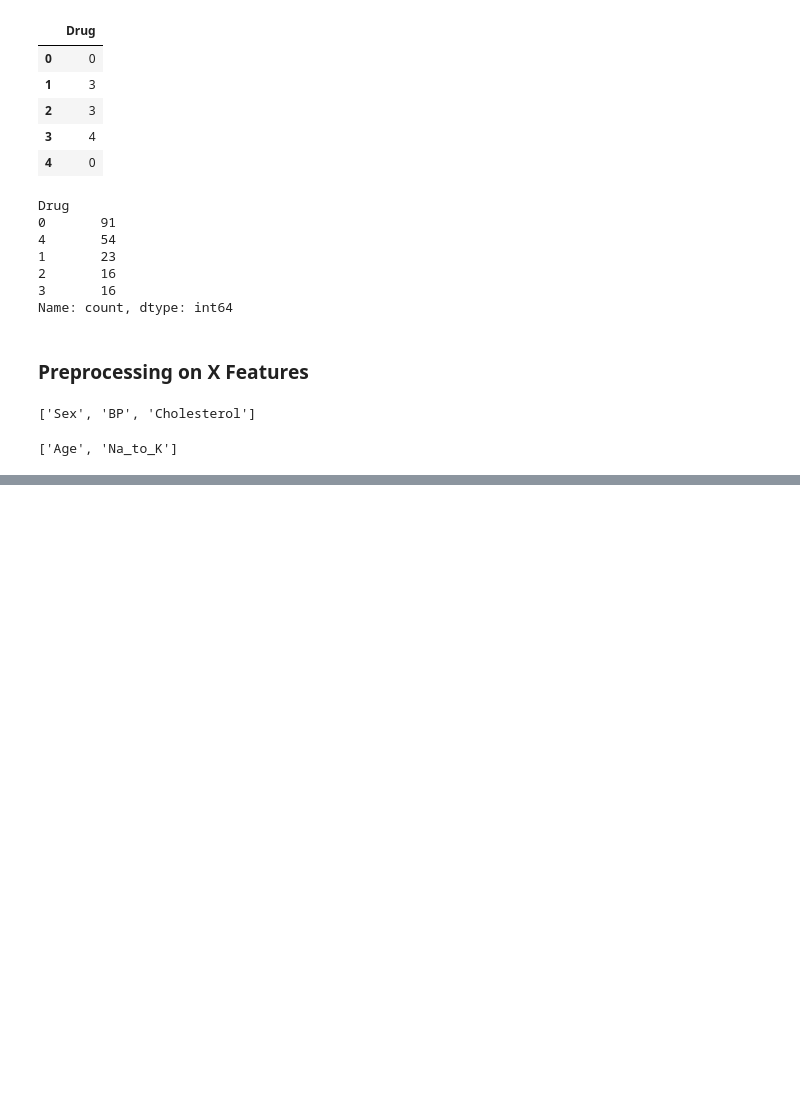
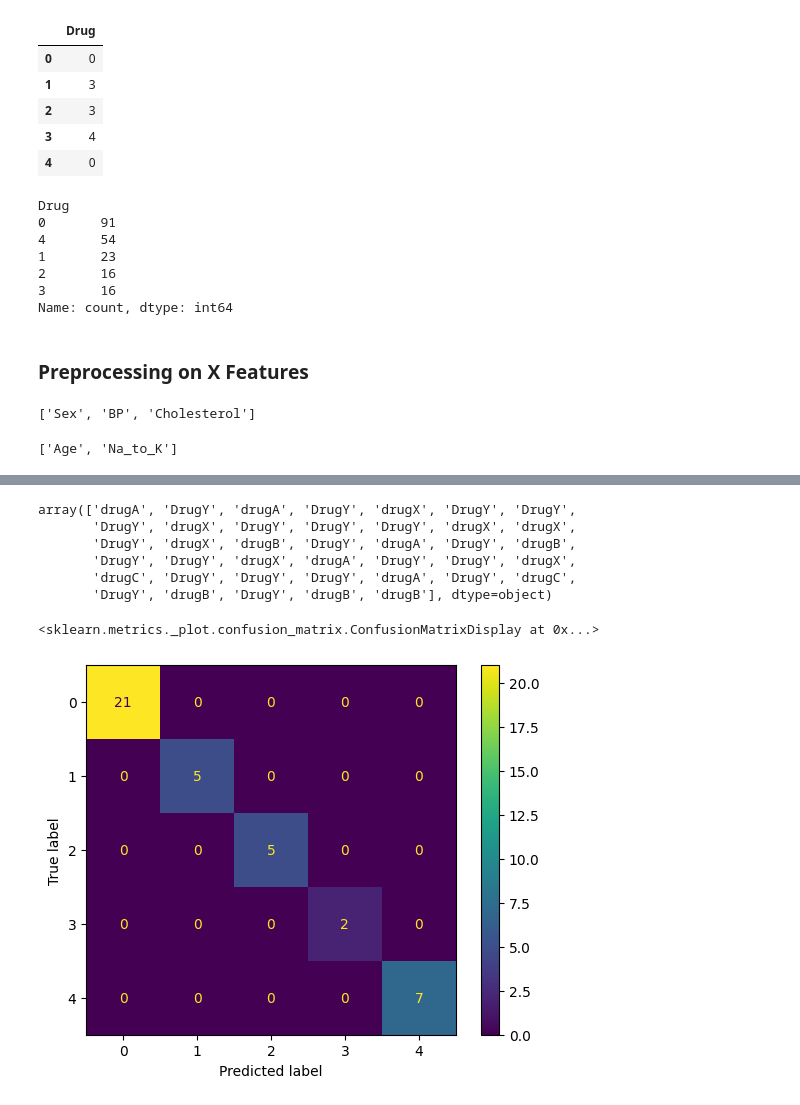
Before and after one commit to dpksomvanshi/Code-Repository, a Jupyter notebook: Ensamble Random Forest/RandomForestClassifier.ipynb, the cells around one changed output, grey strips where cells are left out. Saved outputs shown, nothing was run; the diff lists cells and outputs as text; code cells hidden in the pictures; blank space fills up the shorter version.

Commit message:
random forest classifier

```diff
--- a/Ensamble Random Forest/RandomForestClassifier.ipynb
+++ b/Ensamble Random Forest/RandomForestClassifier.ipynb
@@ -122,0 +142,3 @@ ValueError: too many values to unpack (expected 2)
+# %%
+X_pre = pd.DataFrame(X_pre,columns=cols)
+X_pre.head()
@@ -122,0 +152,3 @@ ValueError: too many values to unpack (expected 2)
+# %%
+from sklearn.model_selection import train_test_split
+xtrain,xtest,ytrain,ytest = train_test_split(X_pre, Y, test_size=0.2, random_state=21)
@@ -122,0 +191,5 @@ ValueError: too many values to unpack (expected 2)
+# %%
+# Build the model
+from sklearn.ensemble import RandomForestClassifier
+model = RandomForestClassifier(random_state=21)
+model.fit(xtrain,ytrain)
@@ -122,0 +249,4 @@ ValueError: too many values to unpack (expected 2)
+# %%
+## predict the values
+ypred_tr = model.predict(xtrain)
+ypred_ts = model.predict(xtest)
@@ -122,0 +303,18 @@ ValueError: too many values to unpack (expected 2)
+# %%
+ypred_ts_lb
+# %% [output]
+array(['drugA', 'DrugY', 'drugA', 'DrugY', 'drugX', 'DrugY', 'DrugY',
+       'DrugY', 'drugX', 'DrugY', 'DrugY', 'DrugY', 'drugX', 'drugX',
+       'DrugY', 'drugX', 'drugB', 'DrugY', 'drugA', 'DrugY', 'drugB',
+       'DrugY', 'DrugY', 'drugX', 'drugA', 'DrugY', 'DrugY', 'drugX',
+       'drugC', 'DrugY', 'DrugY', 'DrugY', 'drugA', 'DrugY', 'drugC',
+       'DrugY', 'drugB', 'DrugY', 'drugB', 'drugB'], dtype=object)
+# %%
+## confusion Matrix Testing
+from sklearn.metrics import confusion_matrix, ConfusionMatrixDisplay
+cf = confusion_matrix(ytest,ypred_ts)
+cfd = ConfusionMatrixDisplay(cf,display_labels=model.classes_)
+cfd.plot()
+# %% [output]
+<sklearn.metrics._plot.confusion_matrix.ConfusionMatrixDisplay at 0x...>
+[figure, added]
```
Also changed, not shown: parts of 33 cells of this notebook, 2 other files.
